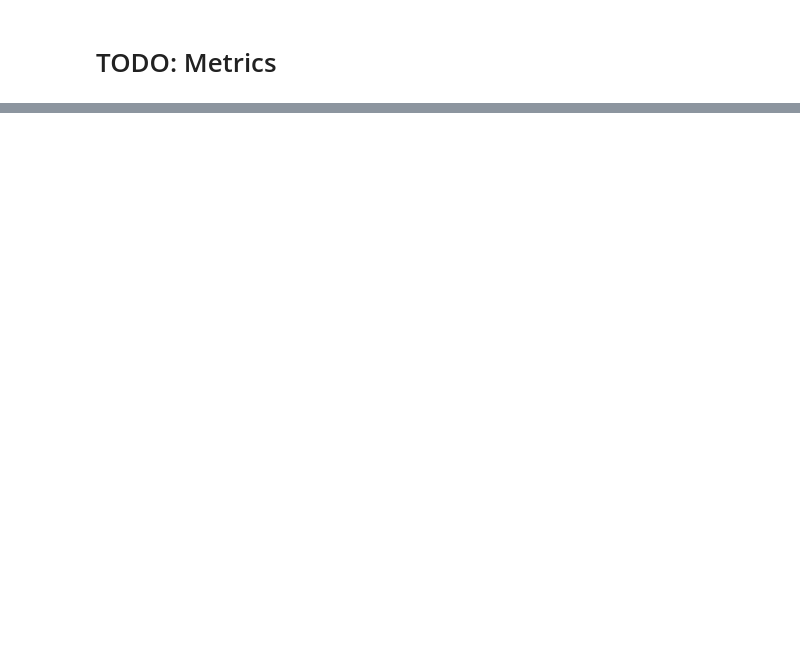
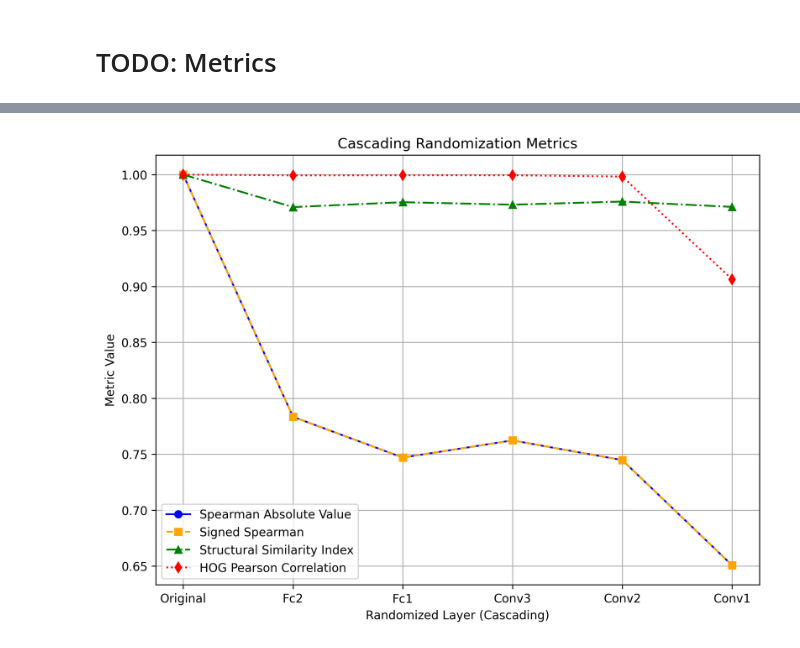
Before and after one commit to ccpfoye/IPEO_Group3_Project, a Jupyter notebook: pytorch_explainability.ipynb, the cells around one changed output, grey strips where cells are left out. Drawn from its saved outputs; the diff is of its cells as text; code cells hidden in the pictures; blank space fills up the shorter version.

Commit message:
CODE: Correlation Metric Usage

```diff
--- a/pytorch_explainability.ipynb
+++ b/pytorch_explainability.ipynb
@@ -298,0 +374,25 @@ from scr.similarity_metrics import spearman_rank_correlation_abs, spearman_rank_
+# %%
+cascading_labels = ["Original","Fc2", "Fc1", "Conv3", "Conv2", "Conv1"]
+# %%
+line_styles = ['o-', 's--', '^-.', 'd:']  # one style per metric
+colors = ['blue', 'orange', 'green', 'red']
+
+
+plt.figure(figsize=(8, 6), dpi=300)
+
+# Plot each metric on the same axes
+for (metric_name, metric_values), style, color in zip(all_metrics.items(),
+                                                      line_styles,
+                                                      colors):
+    plt.plot(cascading_labels, metric_values, style, color=color,
+             label=metric_name)
+
+plt.xlabel("Randomized Layer (Cascading)")
+plt.ylabel("Metric Value")
+plt.title("Cascading Randomization Metrics")
+plt.legend()
+plt.grid(True)
+plt.tight_layout()
+plt.show()
+# %% [output]
+[figure, added]
```
Also changed, not shown: parts of 19 cells of this notebook.
